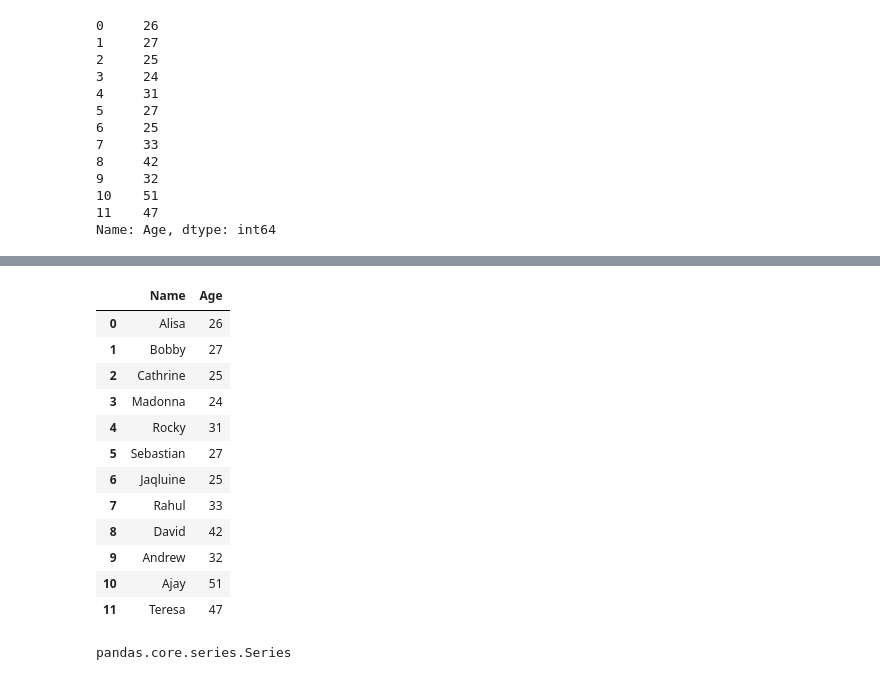
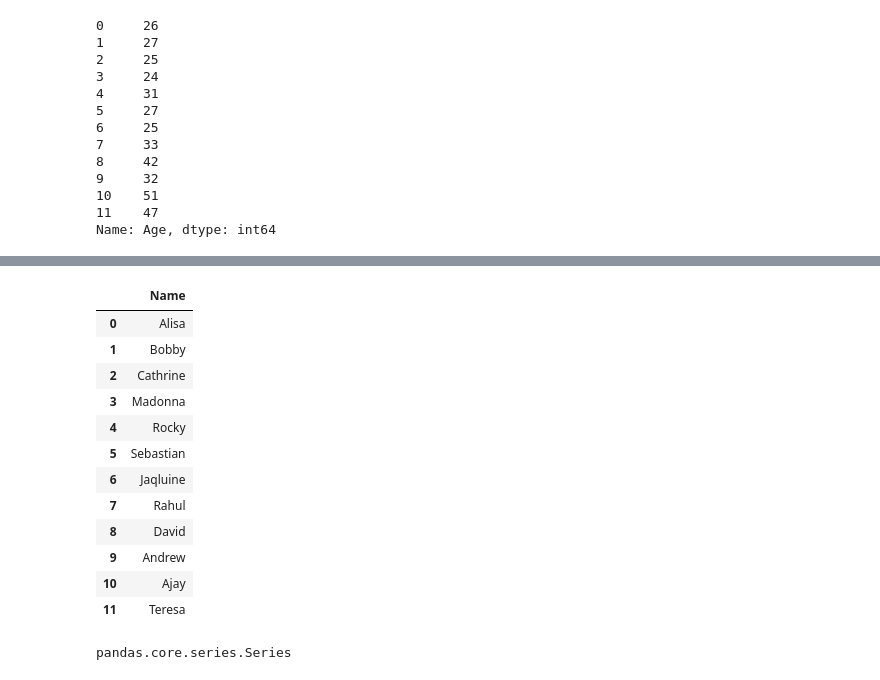
Before and after one commit to SEHYOUNGKIM/BA-HW4, a Jupyter notebook: pandas_tutorial.ipynb, the cells around one changed output, grey strips where cells are left out. Saved outputs shown, nothing was run; the diff lists cells and outputs as text; code cells hidden in the pictures.

```diff
--- a/pandas_tutorial.ipynb
+++ b/pandas_tutorial.ipynb
@@ -107,19 +130,19 @@ Name: Age, dtype: int64
 # %%
-df[['Name', 'Age']]
+df[['Name']]
 # %% [output]
-|  | Name | Age |
-| 0 | Alisa | 26 |
-| 1 | Bobby | 27 |
-| 2 | Cathrine | 25 |
-| 3 | Madonna | 24 |
-| 4 | Rocky | 31 |
-| 5 | Sebastian | 27 |
-| 6 | Jaqluine | 25 |
-| 7 | Rahul | 33 |
-| 8 | David | 42 |
-| 9 | Andrew | 32 |
-| 10 | Ajay | 51 |
-| 11 | Teresa | 47 |
+|  | Name |
+| 0 | Alisa |
+| 1 | Bobby |
+| 2 | Cathrine |
+| 3 | Madonna |
+| 4 | Rocky |
+| 5 | Sebastian |
+| 6 | Jaqluine |
+| 7 | Rahul |
+| 8 | David |
+| 9 | Andrew |
+| 10 | Ajay |
+| 11 | Teresa |
 # %%
 type(df['Name'])
 # %% [output]
```
Also changed, not shown: parts of 10 cells of this notebook, 1 other file.
